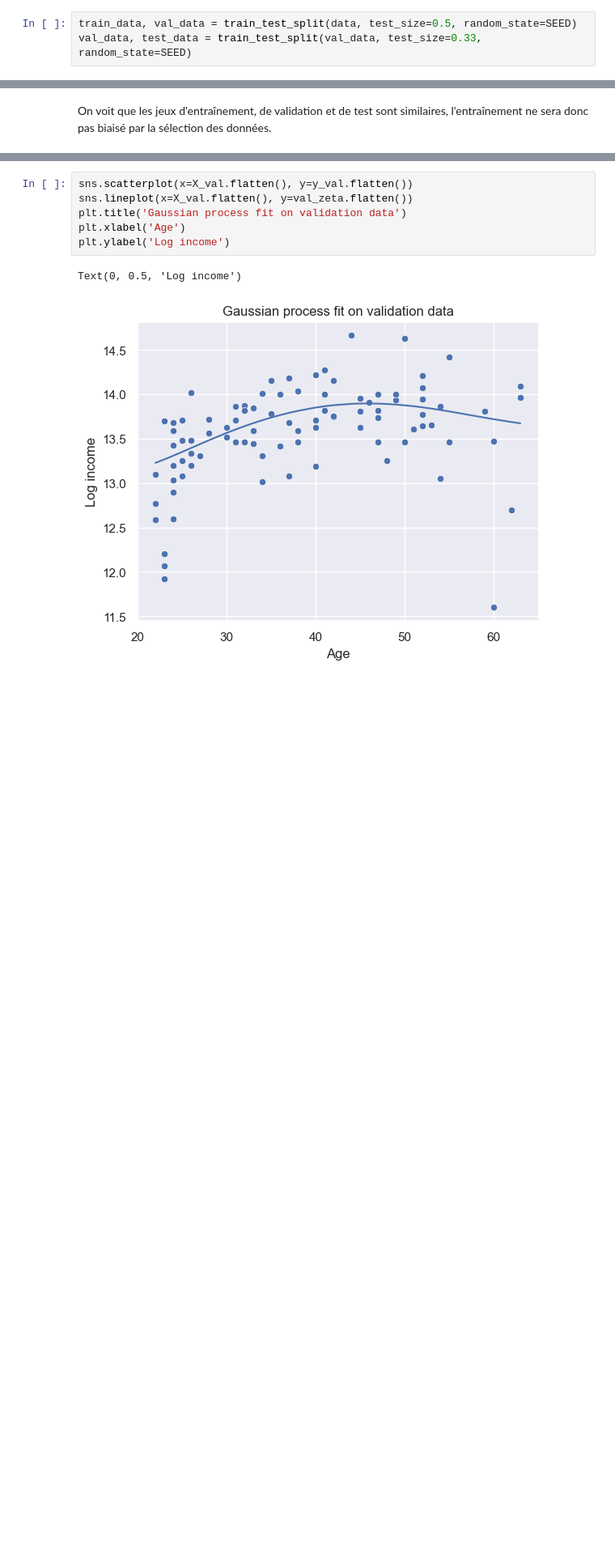
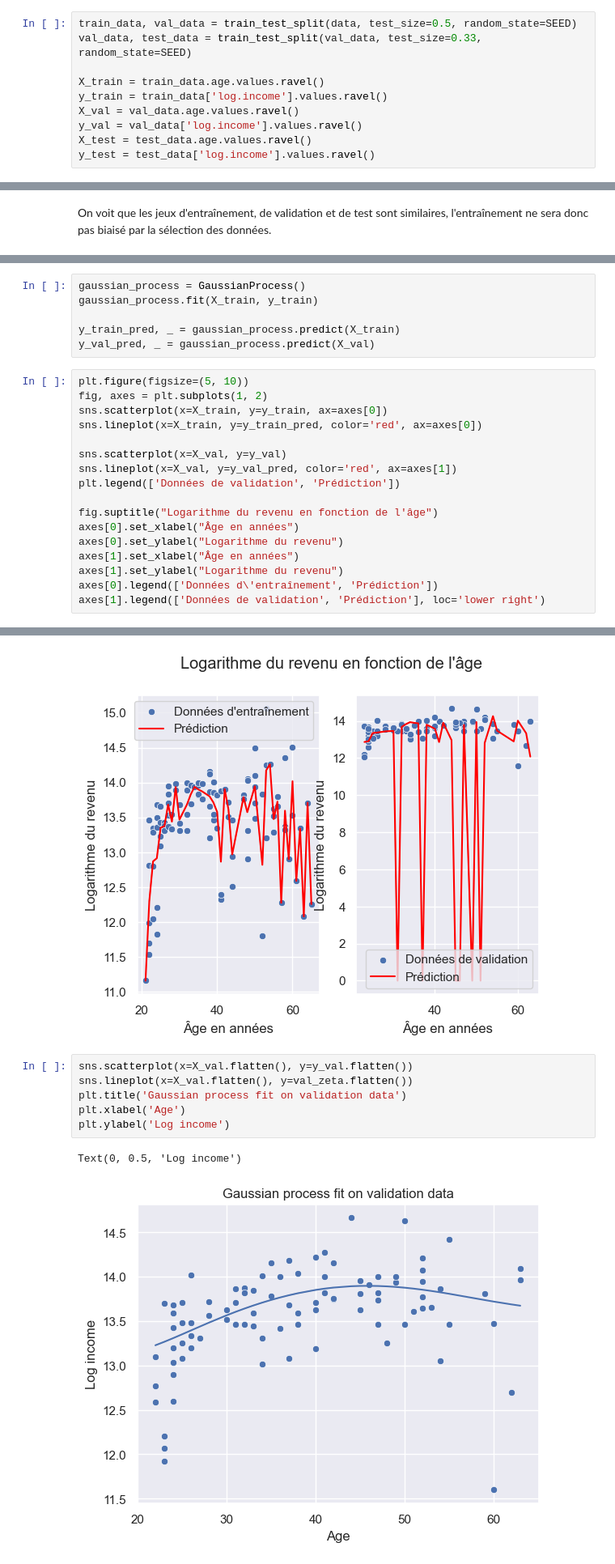
Before and after one commit to cmnemoi/GaussianProcess, a Jupyter notebook: notebook.ipynb, the cells around one changed output, grey strips where cells are left out. Shown at 81% size. Drawn from its saved outputs; the diff is of its cells as text; blank space fills up the shorter version.

```diff
--- a/notebook.ipynb
+++ b/notebook.ipynb
@@ -56,6 +55,13 @@ Nous allons séparer le dataset en trois :
 # %%
 train_data, val_data = train_test_split(data, test_size=0.5, random_state=SEED)
 val_data, test_data = train_test_split(val_data, test_size=0.33, random_state=SEED)
+
+X_train = train_data.age.values.ravel()
+y_train = train_data['log.income'].values.ravel()
+X_val = val_data.age.values.ravel()
+y_val = val_data['log.income'].values.ravel()
+X_test = test_data.age.values.ravel()
+y_test = test_data['log.income'].values.ravel()
 # %%
 sns.scatterplot(data=train_data, x='age', y='log.income')
 sns.scatterplot(data=val_data, x='age', y='log.income')
@@ -133,0 +85,24 @@ Text(0, 0.5, 'Log income')
+# %%
+gaussian_process = GaussianProcess()
+gaussian_process.fit(X_train, y_train)
+
+y_train_pred, _ = gaussian_process.predict(X_train)
+y_val_pred, _ = gaussian_process.predict(X_val)
+# %%
+plt.figure(figsize=(5, 10))
+fig, axes = plt.subplots(1, 2)
+sns.scatterplot(x=X_train, y=y_train, ax=axes[0])
+sns.lineplot(x=X_train, y=y_train_pred, color='red', ax=axes[0])
+
+sns.scatterplot(x=X_val, y=y_val)
+sns.lineplot(x=X_val, y=y_val_pred, color='red', ax=axes[1])
+plt.legend(['Données de validation', 'Prédiction'])
+
+fig.suptitle("Logarithme du revenu en fonction de l'âge")
+axes[0].set_xlabel("Âge en années")
+axes[0].set_ylabel("Logarithme du revenu")
+axes[1].set_xlabel("Âge en années")
+axes[1].set_ylabel("Logarithme du revenu")
+axes[0].legend(['Données d\'entraînement', 'Prédiction'])
+axes[1].legend(['Données de validation', 'Prédiction'], loc='lower right')
+# %% [output]
@@ -134,3 +111,4 @@ Text(0, 0.5, 'Log income')
+[figure, added]
 # %%
 sns.scatterplot(x=X_val.flatten(), y=y_val.flatten())
 sns.lineplot(x=X_val.flatten(), y=val_zeta.flatten())
```
Also changed, not shown: parts of 11 cells of this notebook, 1 other file.
